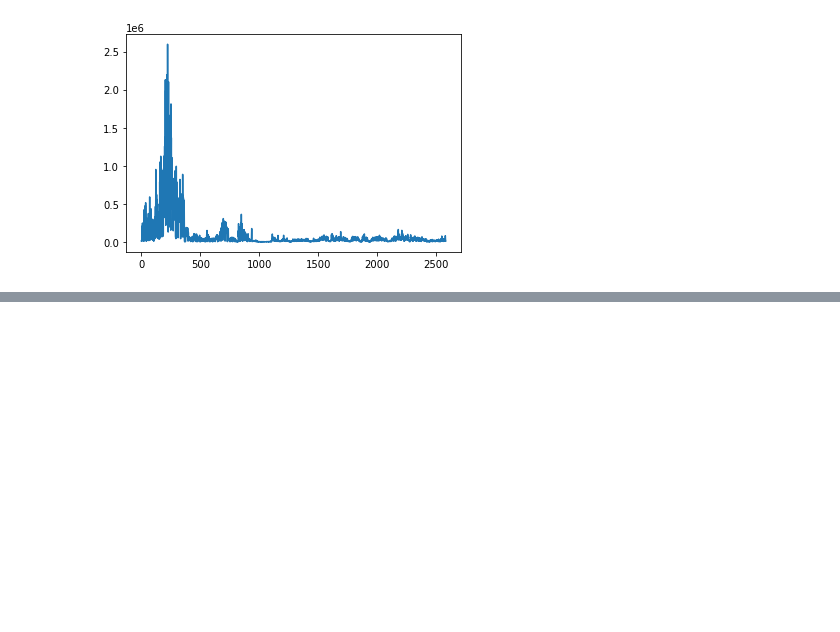
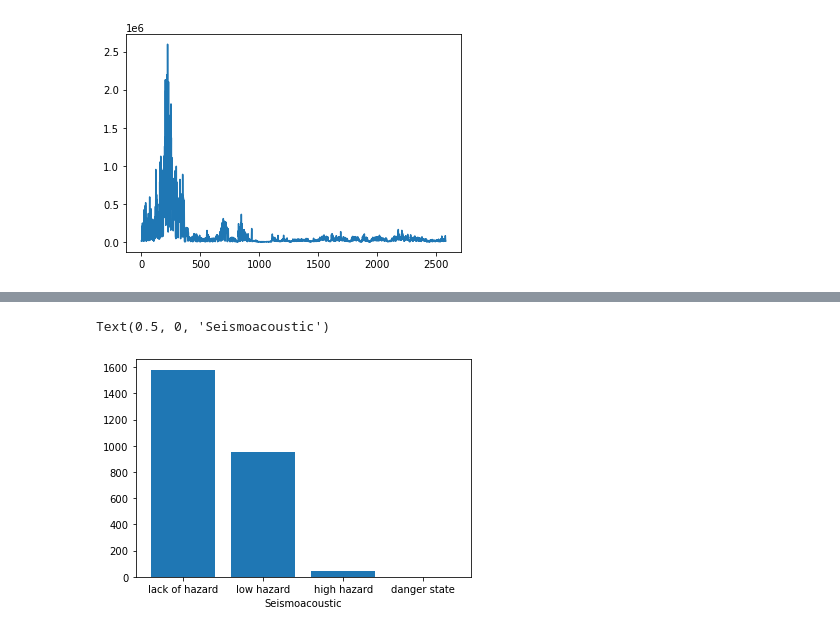
Before and after one commit to Grade0/DM-I, a Jupyter notebook: project.ipynb, the cells around one changed output, grey strips where cells are left out. Saved outputs shown, nothing was run; the diff lists cells and outputs as text; code cells hidden in the pictures; blank space fills up the shorter version.

```diff
--- a/project.ipynb
+++ b/project.ipynb
@@ -71,0 +71,6 @@ Text(0.5, 0, 'Seismic')
+# %%
+plt.bar(["lack of hazard","low hazard","high hazard","danger state"],[(df["seismoacoustic"]=='a').sum(),(df["seismoacoustic"]=='b').sum(),(df["seismoacoustic"]=='c').sum(),(df["seismoacoustic"]=='d').sum()])
+plt.xlabel("Seismoacoustic")
+# %% [output]
+Text(0.5, 0, 'Seismoacoustic')
+[figure, added]
```
Also changed, not shown: parts of 24 cells of this notebook, 2 other files.
